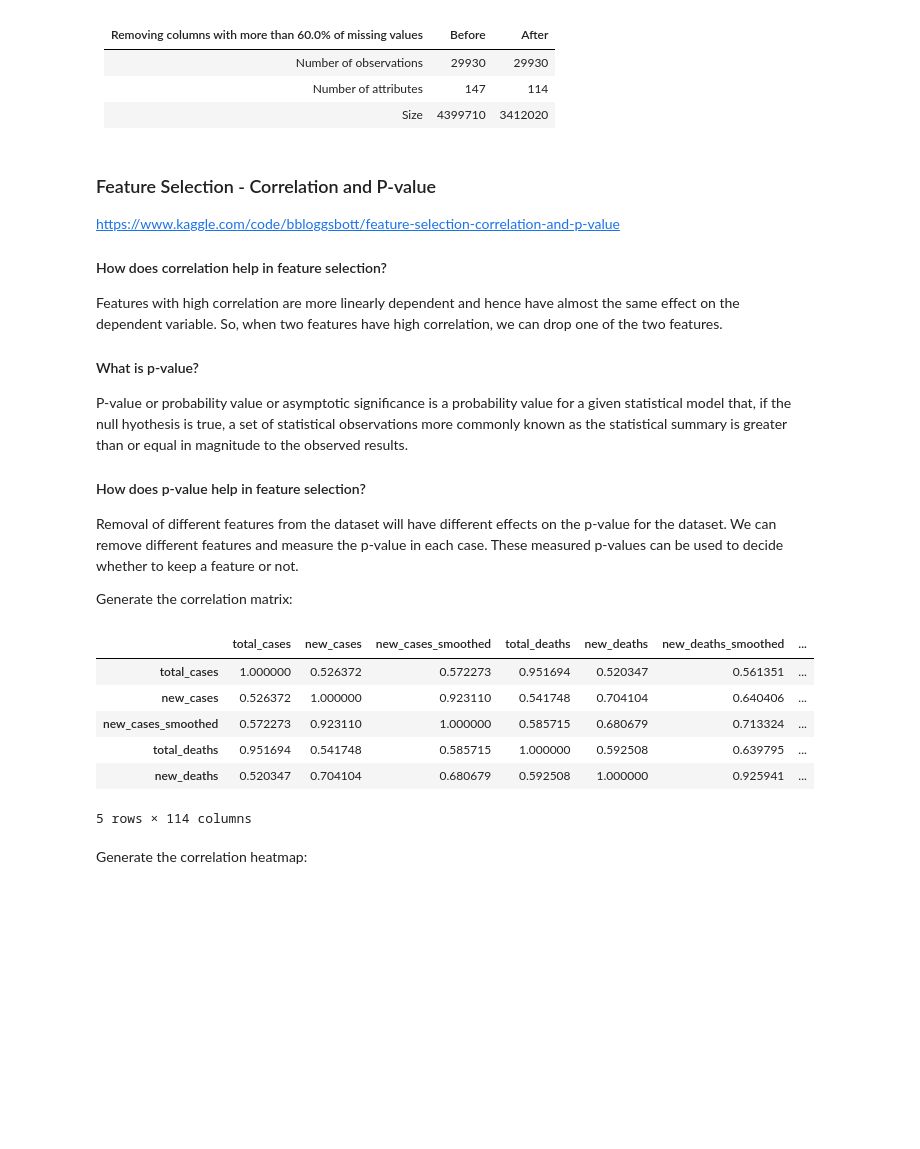
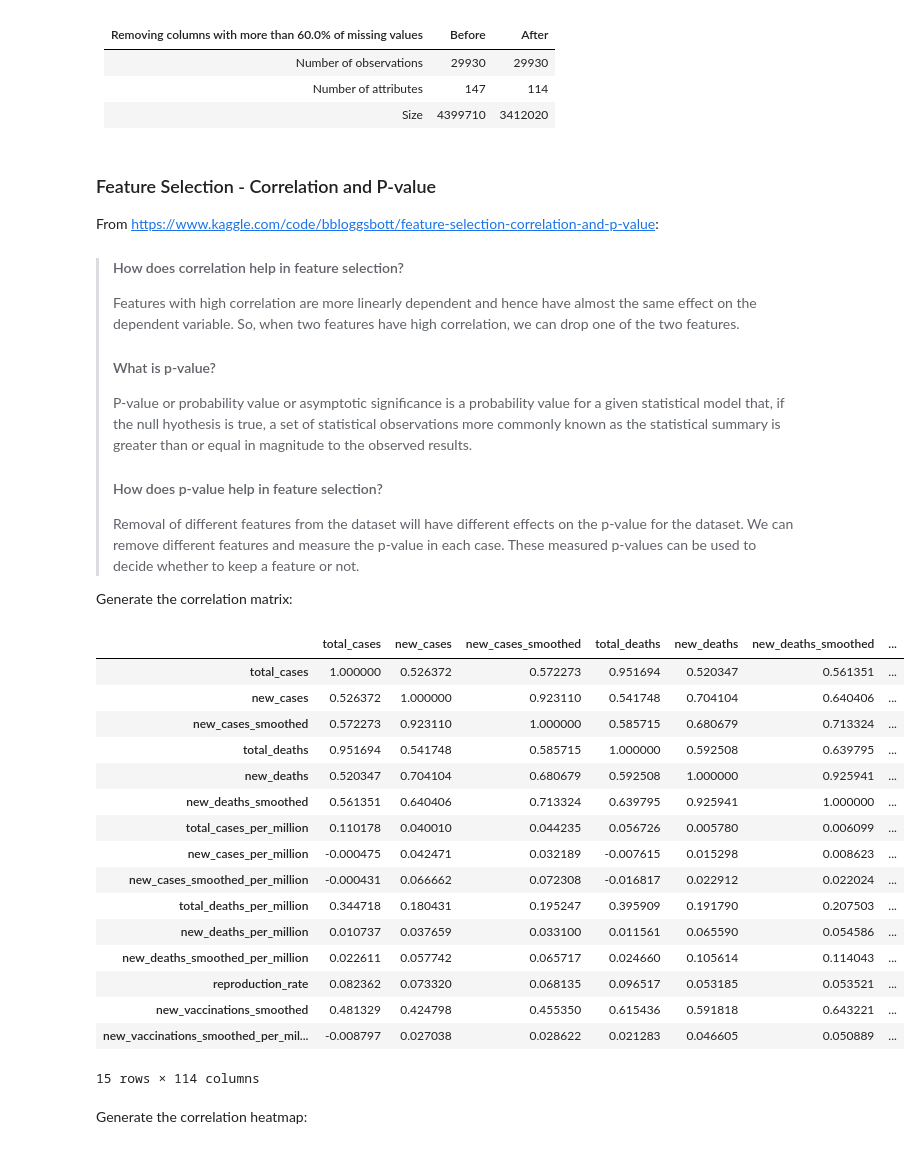
Before and after one commit to aamadorc/CIND820, a Jupyter notebook: CIND820_EDA.ipynb, the cells around one changed output. Drawn from its saved outputs; the diff is of its cells as text; code cells hidden in the pictures; blank space fills up the shorter version.

```diff
--- a/CIND820_EDA.ipynb
+++ b/CIND820_EDA.ipynb
@@ -420,13 +396,17 @@ origin_encoded = encoder.fit_transform(raw_data[['iso_code']])
 df_encoded1 = pd.concat([
     raw_data,
     pd.DataFrame(
-        origin_encoded, raw_data.index,
-        columns=encoder.categories_[0])
-    ], axis=1)
+        origin_encoded,
+        raw_data.index,
+        columns=encoder.categories_[0]
+    )],
+    axis=1)
 
 # If encoding iso_code created a column NaN at the end, eliminate this column
 if pd.isna(df_encoded1.columns[-1]):
-    df_encoded2 = df_encoded1.iloc[:, :-1]
+    display(Markdown(
+        "> NaN column is being removed after encoding iso_code"))
+    df_encoded1 = df_encoded1.iloc[:, :-1]
 
 if df_encoded1.columns.is_unique is False:
     # print('\nDuplicate columns after iso_code encoding\n')
@@ -436,16 +416,18 @@ if df_encoded1.columns.is_unique is False:
     df_encoded1.drop(columns=duplicate_cols, inplace=True)
 
 # One-hot encoding 'continent' column
-origin_encoded = encoder.fit_transform(raw_data[['continent']])
+origin_encoded = encoder.fit_transform(df_encoded1[['continent']])
 df_encoded2 = pd.concat([
     df_encoded1,
     pd.DataFrame(
-        origin_encoded, raw_data.index,
+        origin_encoded, df_encoded1.index,
         columns=encoder.categories_[0])
     ], axis=1)
 
 # If encoding continent created a column NaN at the end, eliminate this column
 if pd.isna(df_encoded2.columns[-1]):
+    display(Markdown(
+        "> NaN column is being removed after encoding continent"))
     df_encoded2 = df_encoded2.iloc[:, :-1]
 
 if df_encoded2.columns.is_unique is False:
@@ -460,12 +442,14 @@ origin_encoded = encoder.fit_transform(df_encoded2[['location']])
 df_encoded3 = pd.concat([
     df_encoded2,
     pd.DataFrame(
-        origin_encoded, raw_data.index,
+        origin_encoded, df_encoded2.index,
         columns=encoder.categories_[0])
     ], axis=1)
 
 # If encoding location created a column NaN at the end, eliminate this column
 if pd.isna(df_encoded3.columns[-1]):
+    display(Markdown(
+        "> NaN column is being removed after encoding location"))
     df_encoded3 = df_encoded3.iloc[:, :-1]
 
 if df_encoded3.columns.is_unique is False:
@@ -480,7 +464,7 @@ origin_encoded = encoder.fit_transform(df_encoded3[['tests_units']])
 df_encoded4 = pd.concat([
     df_encoded3,
     pd.DataFrame(
-        origin_encoded, raw_data.index,
+        origin_encoded, df_encoded3.index,
         columns=encoder.categories_[0])
     ], axis=1)
 
@@ -490,6 +474,8 @@ df_encoded4 = pd.concat([
 # If encoding tests_units created a column NaN at the end, eliminate
 # this column
 if pd.isna(df_encoded4.columns[-1]):
+    display(Markdown(
+        "> NaN column is being removed after encoding tests_units"))
     df_encoded4 = df_encoded4.iloc[:, :-1]
 
 if df_encoded4.columns.is_unique is False:
@@ -703,40 +727,50 @@ df_details(f"Removing columns with more than {threashold_NaN*100}% " +
 | Size | 4399710 | 3412020 |
 # %% [markdown]
 ### Feature Selection - Correlation and P-value
-https://www.kaggle.com/code/bbloggsbott/feature-selection-correlation-and-p-value
+From https://www.kaggle.com/code/bbloggsbott/feature-selection-correlation-and-p-value:
 
-#### How does correlation help in feature selection?
-Features with high correlation are more linearly dependent and hence have almost the same effect on the dependent variable. So, when two features have high correlation, we can drop one of the two features.
-
-#### What is p-value?
-P-value or probability value or asymptotic significance is a probability value for a given statistical model that, if the null hyothesis is true, a set of statistical observations more commonly known as the statistical summary is greater than or equal in magnitude to the observed results.
-
-#### How does p-value help in feature selection?
-Removal of different features from the dataset will have different effects on the p-value for the dataset. We can remove different features and measure the p-value in each case. These measured p-values can be used to decide whether to keep a feature or not.
-
+> #### How does correlation help in feature selection?
+> Features with high correlation are more linearly dependent and hence have almost the same effect on the dependent variable. So, when two features have high correlation, we can drop one of the two features.
+>
+> #### What is p-value?
+> P-value or probability value or asymptotic significance is a probability value for a given statistical model that, if the null hyothesis is true, a set of statistical observations more commonly known as the statistical summary is greater than or equal in magnitude to the observed results.
+>
+> #### How does p-value help in feature selection?
+> Removal of different features from the dataset will have different effects on the p-value for the dataset. We can remove different features and measure the p-value in each case. These measured p-values can be used to decide whether to keep a feature or not.
+>
 Generate the correlation matrix:
 # %%
 df_training_corr = df_training_NaN
 
 # df_training_NaN.dtypes
 
 # # encode the Categorical Variable Date
 # label_encoder = LabelEncoder()
 # df_training_corr.iloc[:, 0] = label_encoder.fit_transform(
 #     df_training_corr.iloc[:, 0]).astype('int32')
 
 # df_training_corr.head()
 
 corr = df_training_corr.corr()
-corr.head()
+corr.head(15)
 # %% [output]
 |  | total_cases | new_cases | new_cases_smoothed | total_deaths | new_deaths | new_deaths_smoothed | ... |
 | total_cases | 1.000000 | 0.526372 | 0.572273 | 0.951694 | 0.520347 | 0.561351 | ... |
 | new_cases | 0.526372 | 1.000000 | 0.923110 | 0.541748 | 0.704104 | 0.640406 | ... |
 | new_cases_smoothed | 0.572273 | 0.923110 | 1.000000 | 0.585715 | 0.680679 | 0.713324 | ... |
 | total_deaths | 0.951694 | 0.541748 | 0.585715 | 1.000000 | 0.592508 | 0.639795 | ... |
 | new_deaths | 0.520347 | 0.704104 | 0.680679 | 0.592508 | 1.000000 | 0.925941 | ... |
+| new_deaths_smoothed | 0.561351 | 0.640406 | 0.713324 | 0.639795 | 0.925941 | 1.000000 | ... |
+| total_cases_per_million | 0.110178 | 0.040010 | 0.044235 | 0.056726 | 0.005780 | 0.006099 | ... |
+| new_cases_per_million | -0.000475 | 0.042471 | 0.032189 | -0.007615 | 0.015298 | 0.008623 | ... |
+| new_cases_smoothed_per_million | -0.000431 | 0.066662 | 0.072308 | -0.016817 | 0.022912 | 0.022024 | ... |
+| total_deaths_per_million | 0.344718 | 0.180431 | 0.195247 | 0.395909 | 0.191790 | 0.207503 | ... |
+| new_deaths_per_million | 0.010737 | 0.037659 | 0.033100 | 0.011561 | 0.065590 | 0.054586 | ... |
+| new_deaths_smoothed_per_million | 0.022611 | 0.057742 | 0.065717 | 0.024660 | 0.105614 | 0.114043 | ... |
+| reproduction_rate | 0.082362 | 0.073320 | 0.068135 | 0.096517 | 0.053185 | 0.053521 | ... |
+| new_vaccinations_smoothed | 0.481329 | 0.424798 | 0.455350 | 0.615436 | 0.591818 | 0.643221 | ... |
+| new_vaccinations_smoothed_per_mil... | -0.008797 | 0.027038 | 0.028622 | 0.021283 | 0.046605 | 0.050889 | ... |
-5 rows × 114 columns
+15 rows × 114 columns
 # %% [markdown]
 Generate the correlation heatmap:
 # %%
```
Also changed, not shown: parts of 32 cells of this notebook, 1 other file.
